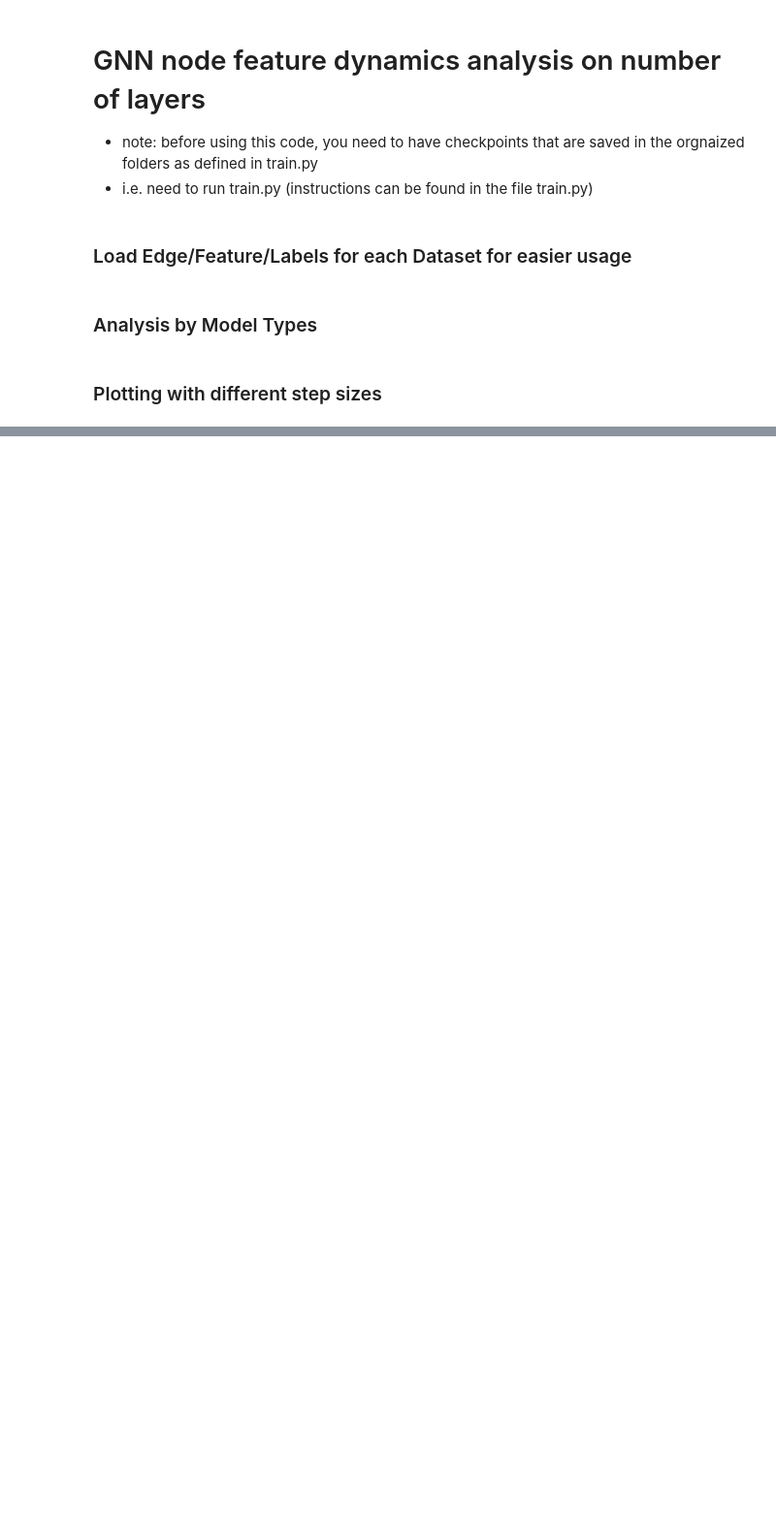
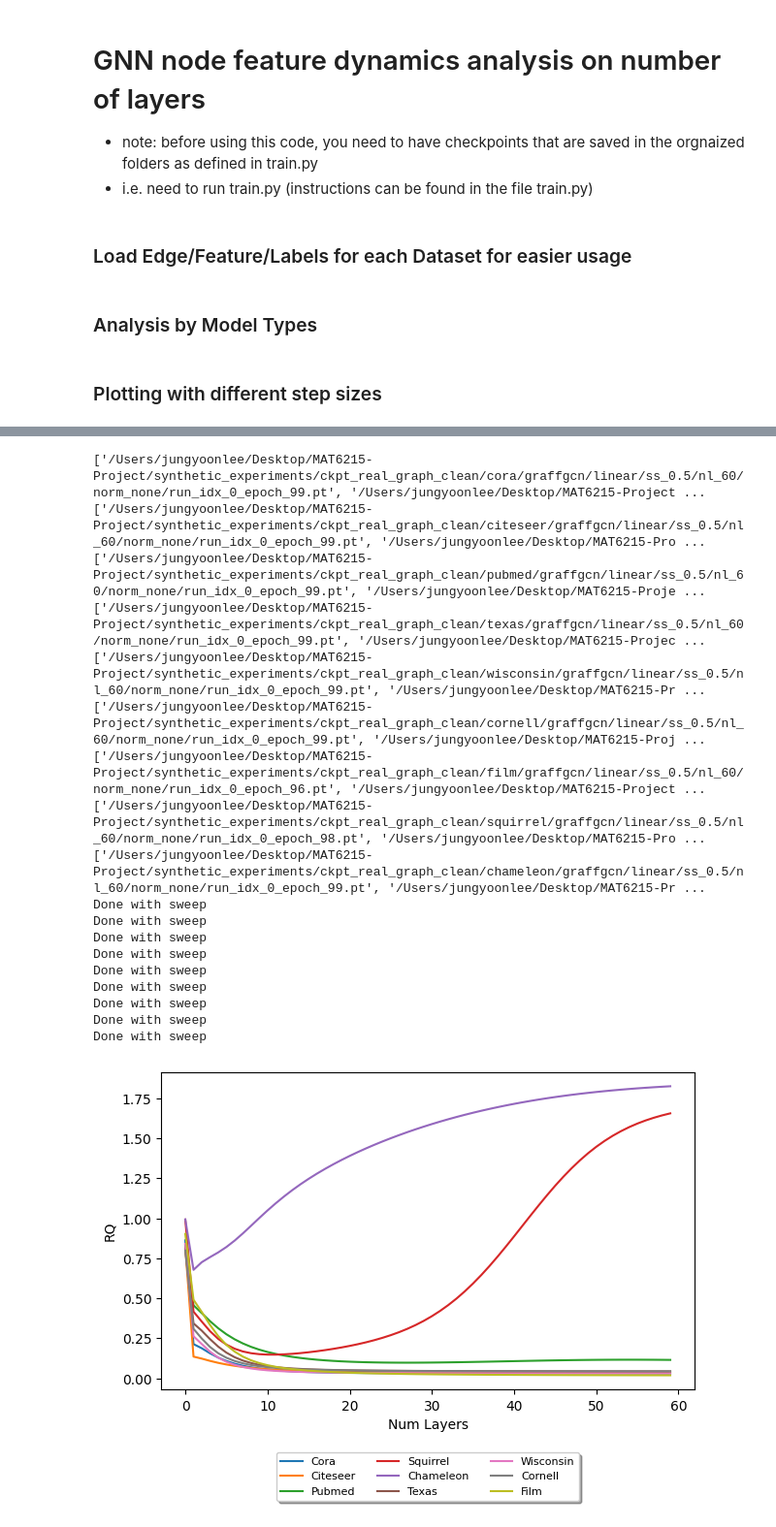
Before and after one commit to lovetaro/dynamicgnn, a Jupyter notebook: synthetic_experiments/dynamics_nlayers_clean.ipynb, the cells around one changed output, grey strips where cells are left out. Shown at 97% size. Cells and saved outputs as stored; diff of their text form; code cells hidden in the pictures; blank space fills up the shorter version.

Commit message:
clean branch

```diff
--- a/synthetic_experiments/dynamics_nlayers_clean.ipynb
+++ b/synthetic_experiments/dynamics_nlayers_clean.ipynb
@@ -191,0 +208,25 @@ plt.show()
+# %%
+# Call plot_per_model for each subplot
+plot_per_model(model='graffgcn', num_steps=num_steps, step_size_override=0.5, trained=True, ckpt_idx=1)
+plt.tight_layout()
+plt.show()
+# %% [output]
+['/Users/jungyoonlee/Desktop/MAT6215-Project/synthetic_experiments/ckpt_real_graph_clean/cora/graffgcn/linear/ss_0.5/nl_60/norm_none/run_idx_0_epoch_99.pt', '/Users/jungyoonlee/Desktop/MAT6215-Project ...
+['/Users/jungyoonlee/Desktop/MAT6215-Project/synthetic_experiments/ckpt_real_graph_clean/citeseer/graffgcn/linear/ss_0.5/nl_60/norm_none/run_idx_0_epoch_99.pt', '/Users/jungyoonlee/Desktop/MAT6215-Pro ...
+['/Users/jungyoonlee/Desktop/MAT6215-Project/synthetic_experiments/ckpt_real_graph_clean/pubmed/graffgcn/linear/ss_0.5/nl_60/norm_none/run_idx_0_epoch_99.pt', '/Users/jungyoonlee/Desktop/MAT6215-Proje ...
+['/Users/jungyoonlee/Desktop/MAT6215-Project/synthetic_experiments/ckpt_real_graph_clean/texas/graffgcn/linear/ss_0.5/nl_60/norm_none/run_idx_0_epoch_99.pt', '/Users/jungyoonlee/Desktop/MAT6215-Projec ...
+['/Users/jungyoonlee/Desktop/MAT6215-Project/synthetic_experiments/ckpt_real_graph_clean/wisconsin/graffgcn/linear/ss_0.5/nl_60/norm_none/run_idx_0_epoch_99.pt', '/Users/jungyoonlee/Desktop/MAT6215-Pr ...
+['/Users/jungyoonlee/Desktop/MAT6215-Project/synthetic_experiments/ckpt_real_graph_clean/cornell/graffgcn/linear/ss_0.5/nl_60/norm_none/run_idx_0_epoch_99.pt', '/Users/jungyoonlee/Desktop/MAT6215-Proj ...
+['/Users/jungyoonlee/Desktop/MAT6215-Project/synthetic_experiments/ckpt_real_graph_clean/film/graffgcn/linear/ss_0.5/nl_60/norm_none/run_idx_0_epoch_96.pt', '/Users/jungyoonlee/Desktop/MAT6215-Project ...
+['/Users/jungyoonlee/Desktop/MAT6215-Project/synthetic_experiments/ckpt_real_graph_clean/squirrel/graffgcn/linear/ss_0.5/nl_60/norm_none/run_idx_0_epoch_98.pt', '/Users/jungyoonlee/Desktop/MAT6215-Pro ...
+['/Users/jungyoonlee/Desktop/MAT6215-Project/synthetic_experiments/ckpt_real_graph_clean/chameleon/graffgcn/linear/ss_0.5/nl_60/norm_none/run_idx_0_epoch_99.pt', '/Users/jungyoonlee/Desktop/MAT6215-Pr ...
+Done with sweep
+Done with sweep
+Done with sweep
+Done with sweep
+Done with sweep
+Done with sweep
+Done with sweep
+Done with sweep
+Done with sweep
+[figure, added]
```
Also changed, not shown: parts of 8 cells of this notebook, 4 other files.
